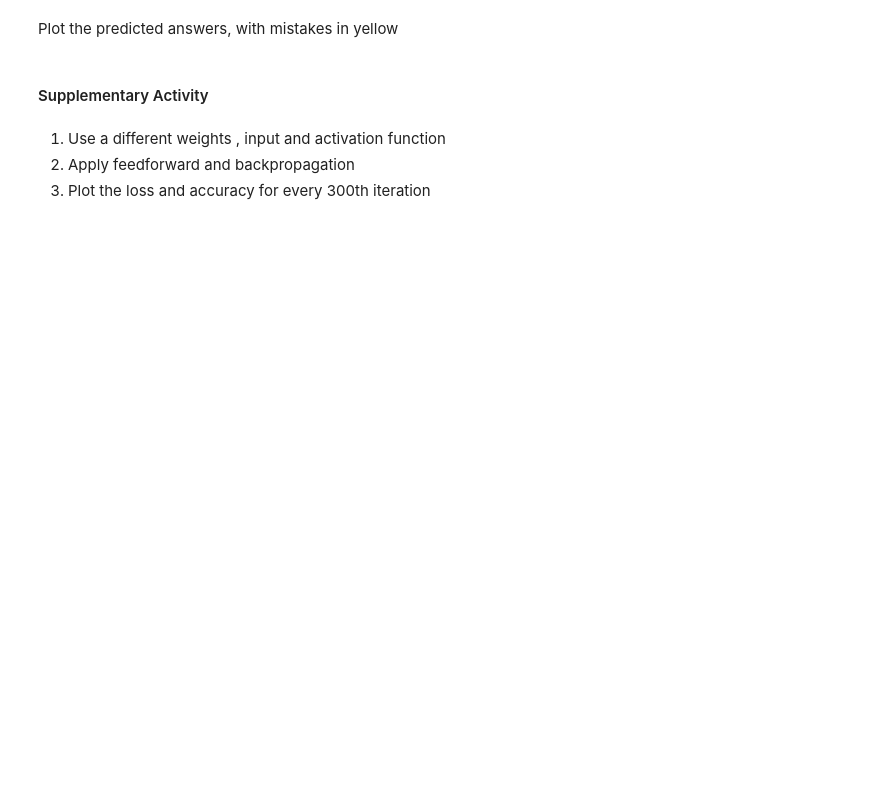
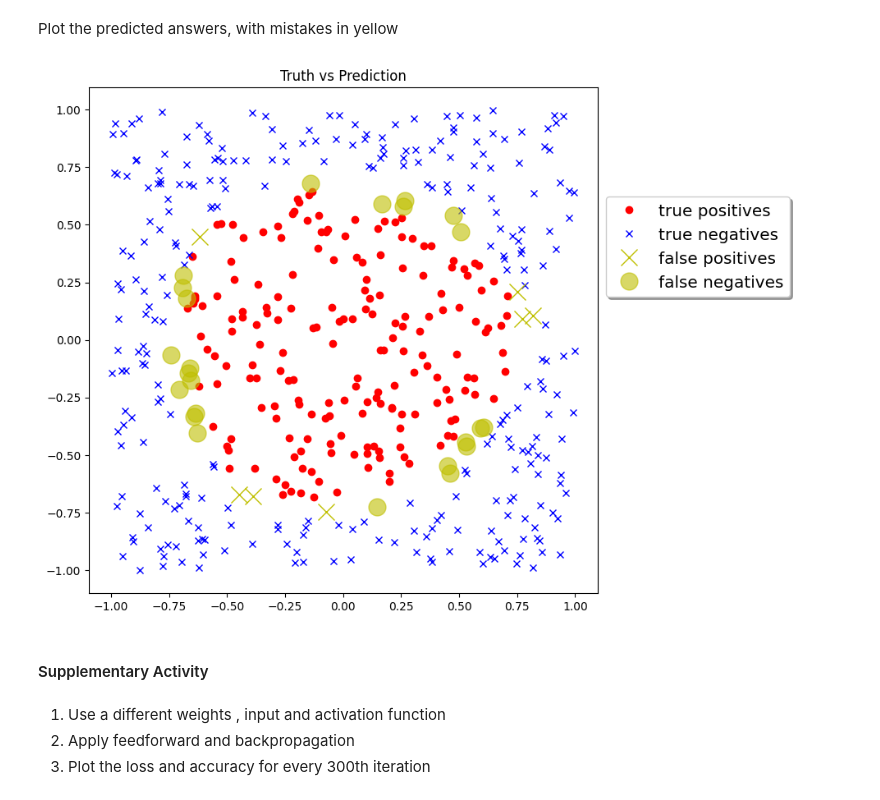
Before and after one commit to Adrian-Bulambao/CPE-313, a Jupyter notebook: Hands-on Activity 2.1 - Neural Networks.ipynb, the cells around one changed output. Cells and saved outputs as stored; diff of their text form; code cells hidden in the pictures; blank space fills up the shorter version.

```diff
--- a/Hands-on Activity 2.1 - Neural Networks.ipynb
+++ b/Hands-on Activity 2.1 - Neural Networks.ipynb
@@ -663,18 +699,20 @@ IndentationError: expected an indented block after 'for' statement on line 13 (2
 # %% [markdown]
 Plot the predicted answers, with mistakes in yellow
 # %%
-pred1 = (y_pred>=.5)
-pred0 = (y_pred<.5)
+pred1 = (y_pred>=.5).flatten()
+pred0 = (y_pred<.5).flatten()
 
 fig, ax = plt.subplots(figsize=(8, 8))
 # true predictions
 ax.plot(x_mat[pred1 & (y==1),0],x_mat[pred1 & (y==1),1], 'ro', label='true positives')
 ax.plot(x_mat[pred0 & (y==0),0],x_mat[pred0 & (y==0),1], 'bx', label='true negatives')
 # false predictions
 ax.plot(x_mat[pred1 & (y==0),0],x_mat[pred1 & (y==0),1], 'yx', label='false positives', markersize=15)
 ax.plot(x_mat[pred0 & (y==1),0],x_mat[pred0 & (y==1),1], 'yo', label='false negatives', markersize=15, alpha=.6)
 ax.set(title='Truth vs Prediction')
 ax.legend(bbox_to_anchor=(1, 0.8), fancybox=True, shadow=True, fontsize='x-large');
+# %% [output]
+[figure, added]
 # %% [markdown]
 #### Supplementary Activity
 # %% [markdown]
```
Also changed, not shown: parts of 17 cells of this notebook, 1 other file.
